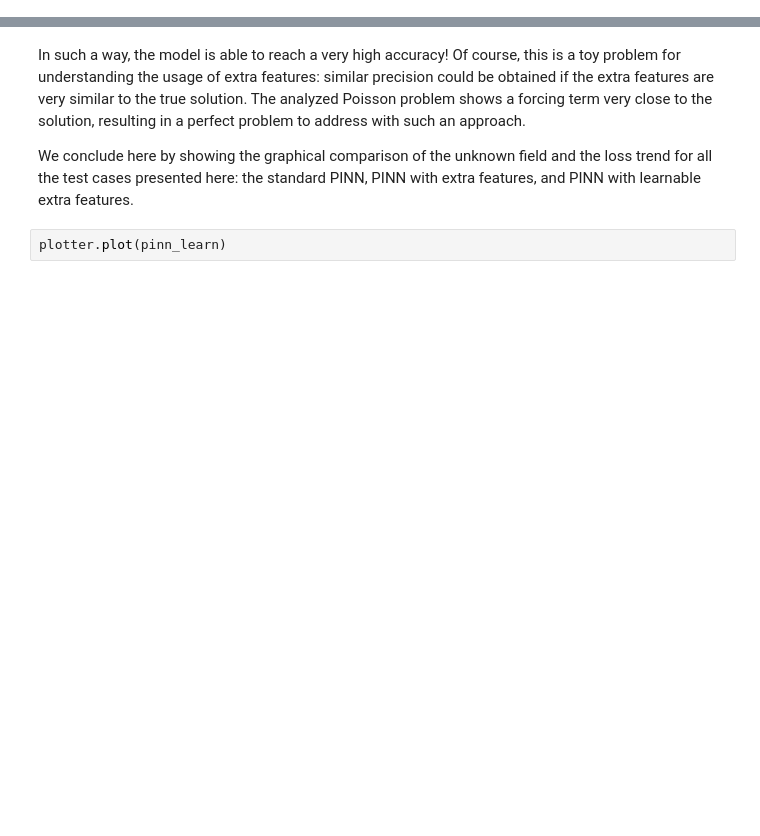
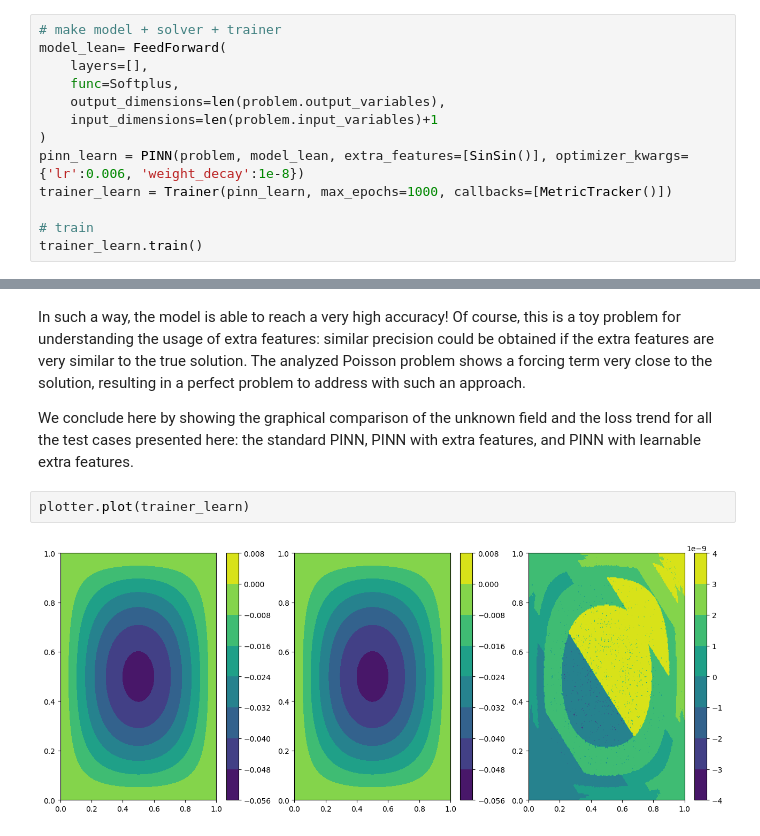
Before and after one commit to PINA-org/PINA-Tutorials, a Jupyter notebook: tutorial2/tutorial.ipynb, the cells around one changed output, grey strips where cells are left out. Drawn from its saved outputs; the diff is of its cells as text; blank space fills up the shorter version.

```diff
--- a/tutorial2/tutorial.ipynb
+++ b/tutorial2/tutorial.ipynb
@@ -185,0 +241,13 @@ pinn_learn = generate_samples_and_train(model_learn, problem)
+# %%
+# make model + solver + trainer
+model_lean= FeedForward(
+    layers=[],
+    func=Softplus,
+    output_dimensions=len(problem.output_variables),
+    input_dimensions=len(problem.input_variables)+1
+)
+pinn_learn = PINN(problem, model_lean, extra_features=[SinSin()], optimizer_kwargs={'lr':0.006, 'weight_decay':1e-8})
+trainer_learn = Trainer(pinn_learn, max_epochs=1000, callbacks=[MetricTracker()])
+
+# train
+trainer_learn.train()
@@ -189,7 +275,9 @@ Of course, this is a toy problem for understanding the usage of extra features:
 
 We conclude here by showing the graphical comparison of the unknown field and the loss trend for all the test cases presented here: the standard PINN, PINN with extra features, and PINN with learnable extra features.
 # %%
-plotter.plot(pinn_learn)
+plotter.plot(trainer_learn)
+# %% [output]
+[figure, added]
 # %%
 import matplotlib.pyplot as plt
 
```
Also changed, not shown: parts of 16 cells of this notebook, 11 other files.
